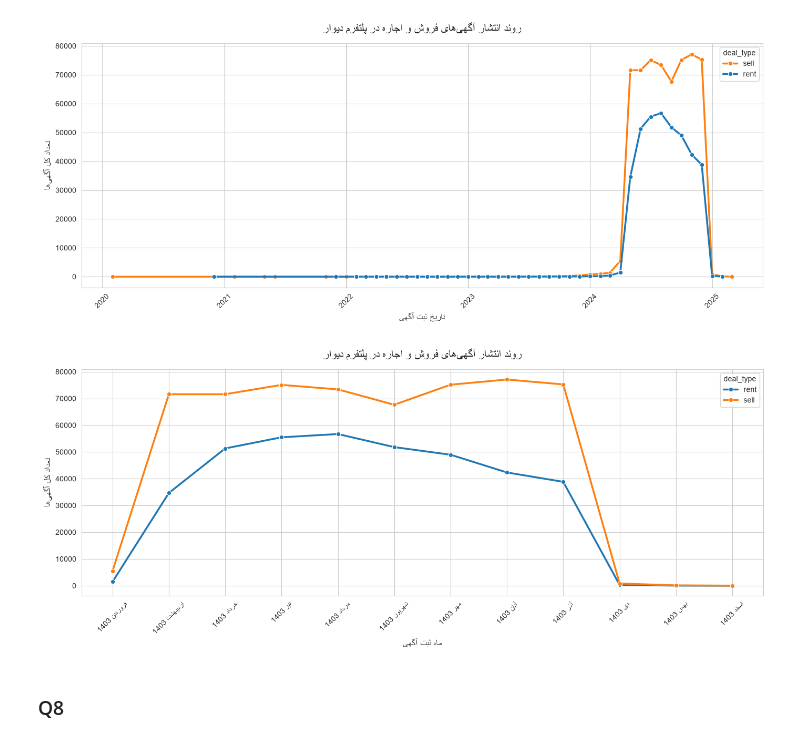
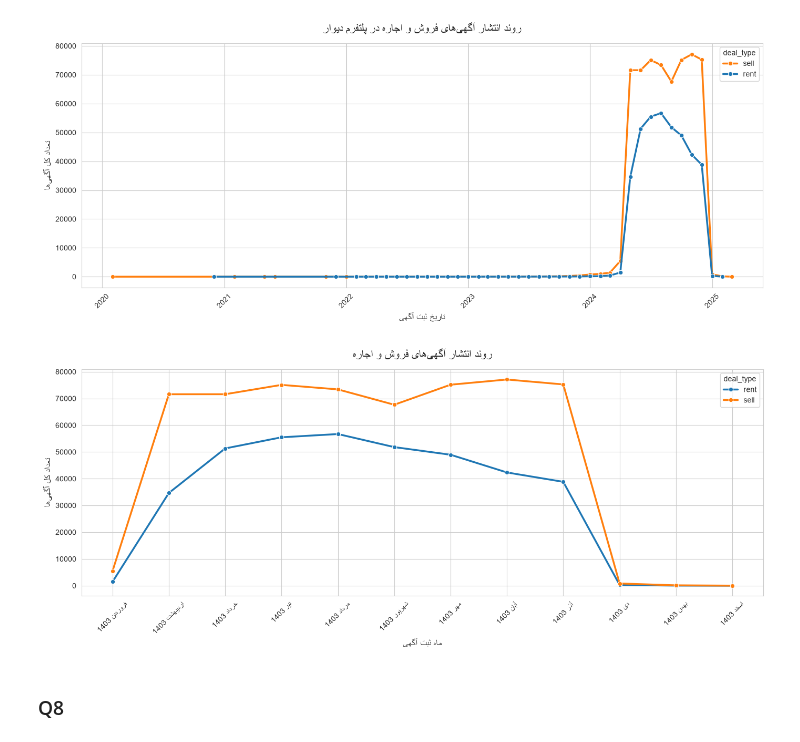
Before and after one commit to MaZiayee/QueraAiBootcamp-TeamProject, a Jupyter notebook: notebooks/1_EDA/ali_Q3_Q8_EDA.ipynb, the cells around one changed output. Drawn from its saved outputs; the diff is of its cells as text; code cells hidden in the pictures.

```diff
--- a/notebooks/1_EDA/ali_Q3_Q8_EDA.ipynb
+++ b/notebooks/1_EDA/ali_Q3_Q8_EDA.ipynb
@@ -93,36 +93,36 @@ def convert_to_shamsi(greg_date):
     return f"{month_name} {jalali_date.year}"
 
 # ساخت ستون جدید با تاریخ شمسی
 df['shamsi_month'] = df['created_at_month'].apply(convert_to_shamsi)
 
-# ترتیب زمانی درست را از روی همان تاریخ‌های میلادی استخراج و اعمال می‌کنیم
+# اعمال ترتیب زمانی درست از روی تاریخ‌های
 ordered_months = df.sort_values('created_at_month')['shamsi_month'].unique()
 df['shamsi_month'] = pd.Categorical(df['shamsi_month'], categories=ordered_months, ordered=True)
 
 # گروه‌بندی و رسم نمودار بر اساس ماه شمسی
 monthly_counts = df.groupby(['shamsi_month', 'deal_type'], observed=False).size().reset_index(name='ad_count')
 
 sns.set_style("whitegrid")
 plt.figure(figsize=(14, 6))
 
 sns.lineplot(
     data=monthly_counts,
     x='shamsi_month',
     y='ad_count',
     hue='deal_type',
     marker='o',
     linewidth=2.5
 )
 
-plt.title('روند انتشار آگهی‌های فروش و اجاره در پلتفرم دیوار', fontsize=16, pad=15)
+plt.title('روند انتشار آگهی‌های فروش و اجاره', fontsize=16, pad=15)
 plt.xlabel('ماه ثبت آگهی', fontsize=12)
 plt.ylabel('تعداد کل آگهی‌ها', fontsize=12)
 plt.xticks(rotation=45)
 plt.tight_layout()
 
 plt.show()
 # %% [output]
-[figure, old version]
+[figure, new version]
 # %% [markdown]
 ### Q8
 # %%
```
Also changed, not shown: parts of 3 cells of this notebook.
